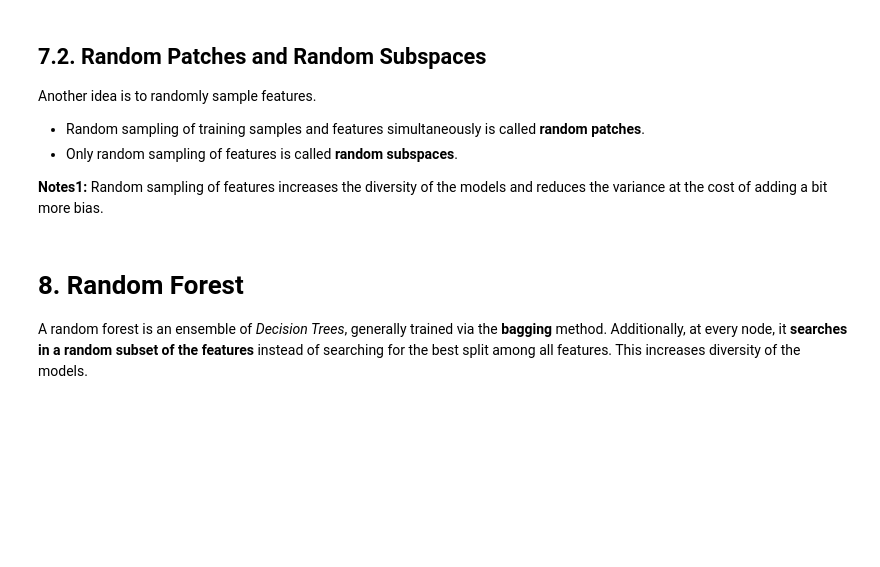
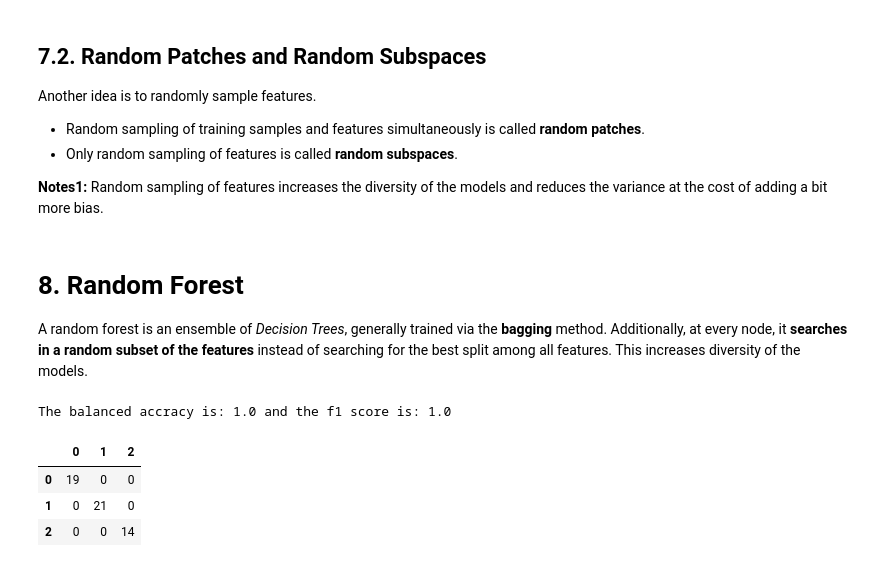
Before and after one commit to mehrdadfazli/ML-overview, a Jupyter notebook: Machine_Learning_Overview.ipynb, the cells around one changed output. Cells and saved outputs as stored; diff of their text form; code cells hidden in the pictures; blank space fills up the shorter version.

```diff
--- a/Machine_Learning_Overview.ipynb
+++ b/Machine_Learning_Overview.ipynb
@@ -428,3 +426,29 @@ Another idea is to randomly sample features.
 # 8. Random Forest
 
 A random forest is an ensemble of *Decision Trees*, generally trained via the **bagging** method. Additionally, at every node, it **searches in a random subset of the features** instead of searching for the best split among all features. This increases diversity of the models.
+# %%
+import pandas as pd
+from sklearn.ensemble import RandomForestClassifier
+from sklearn.datasets import load_wine
+from sklearn.model_selection import train_test_split
+from sklearn.metrics import confusion_matrix, f1_score, balanced_accuracy_score
+
+wine_data = load_wine()
+X = wine_data['data']
+y = wine_data['target']
+
+X_train, X_test, y_train, y_test = train_test_split(X, y, test_size=0.3, random_state=42)
+
+rf_clf = RandomForestClassifier(n_estimators=500, max_depth=4, max_leaf_nodes=16, n_jobs=-1)
+rf_clf.fit(X_train, y_train)
+
+y_hat = rf_clf.predict(X_test)
+
+print('The balanced accracy is: {} and the f1 score is: {}'.format(balanced_accuracy_score(y_test, y_hat), f1_score(y_test, y_hat, average='micro')))
+pd.DataFrame(confusion_matrix(y_test, y_hat))
+# %% [output]
+The balanced accracy is: 1.0 and the f1 score is: 1.0
+|  | 0 | 1 | 2 |
+| 0 | 19 | 0 | 0 |
+| 1 | 0 | 21 | 0 |
+| 2 | 0 | 0 | 14 |
```
Also changed, not shown: parts of 1 cell of this notebook.
